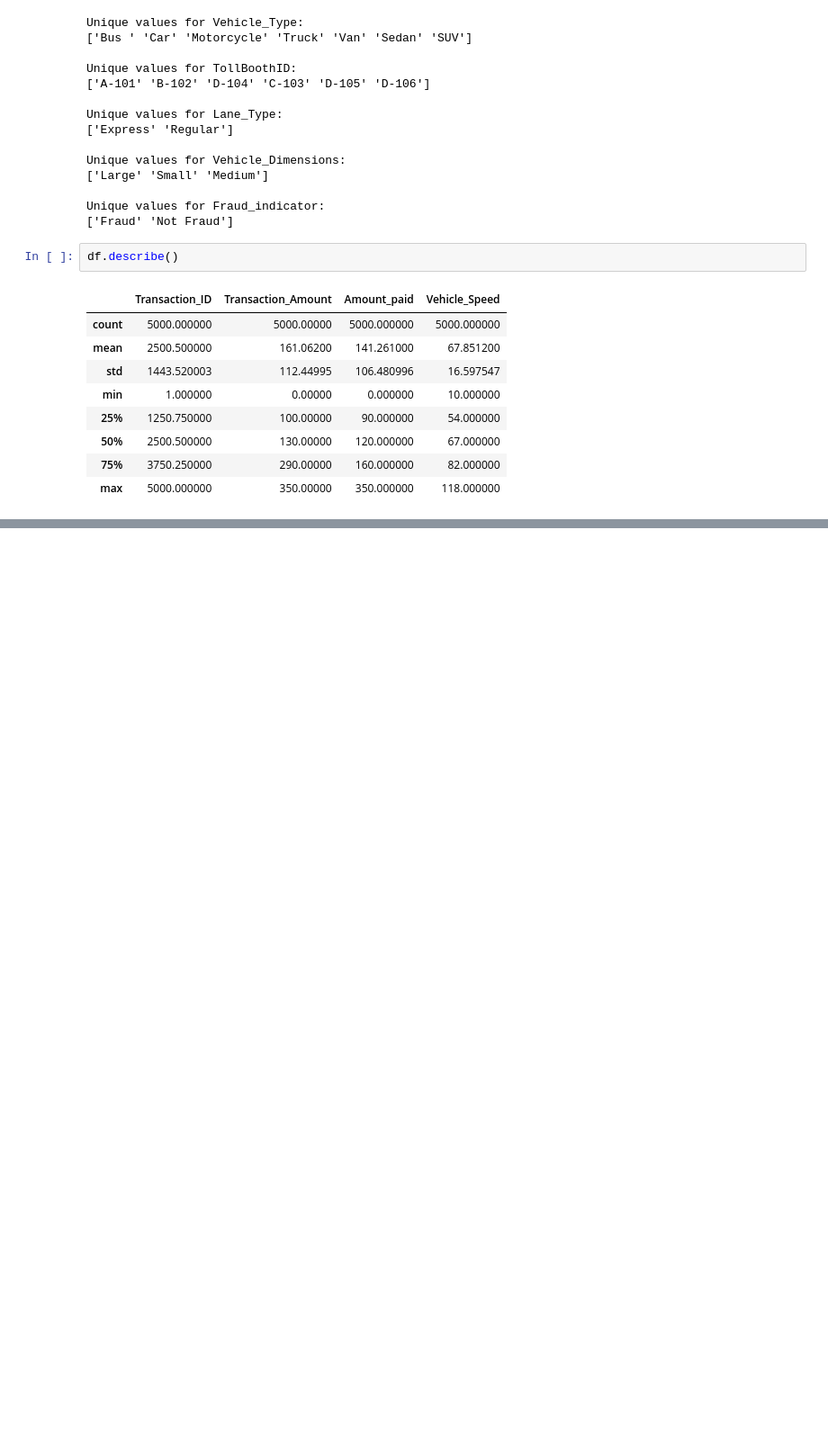
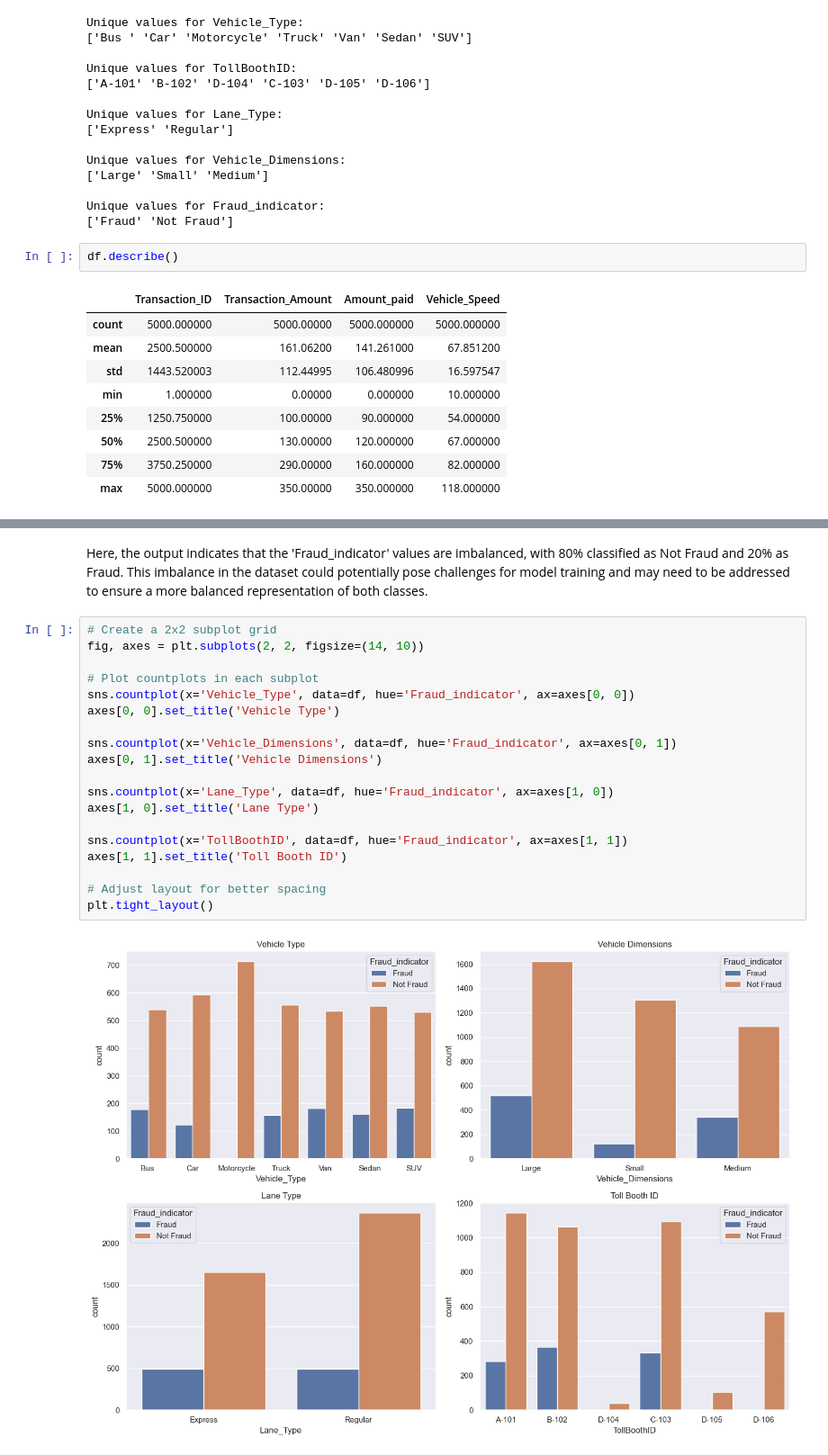
Before and after one commit to SaidurRahmanChowdhury/Fastag_Fraud_Detection, a Jupyter notebook: Fastag Fraud Detection.ipynb, the cells around one changed output, grey strips where cells are left out. Shown at 90% size. Drawn from its saved outputs; the diff is of its cells as text; blank space fills up the shorter version.

```diff
--- a/Fastag Fraud Detection.ipynb
+++ b/Fastag Fraud Detection.ipynb
@@ -129,0 +141,23 @@ array(['A-101', 'B-102', 'D-104', 'C-103', 'D-105', 'D-106'], dtype=object)
+# %% [markdown]
+Here, the output indicates that the 'Fraud_indicator' values are imbalanced, with 80% classified as Not Fraud and 20% as Fraud. This imbalance in the dataset could potentially pose challenges for model training and may need to be addressed to ensure a more balanced representation of both classes.
+# %%
+# Create a 2x2 subplot grid
+fig, axes = plt.subplots(2, 2, figsize=(14, 10))
+
+# Plot countplots in each subplot
+sns.countplot(x='Vehicle_Type', data=df, hue='Fraud_indicator', ax=axes[0, 0])
+axes[0, 0].set_title('Vehicle Type')
+
+sns.countplot(x='Vehicle_Dimensions', data=df, hue='Fraud_indicator', ax=axes[0, 1])
+axes[0, 1].set_title('Vehicle Dimensions')
+
+sns.countplot(x='Lane_Type', data=df, hue='Fraud_indicator', ax=axes[1, 0])
+axes[1, 0].set_title('Lane Type')
+
+sns.countplot(x='TollBoothID', data=df, hue='Fraud_indicator', ax=axes[1, 1])
+axes[1, 1].set_title('Toll Booth ID')
+
+# Adjust layout for better spacing
+plt.tight_layout()
+# %% [output]
+[figure, added]
```
Also changed, not shown: parts of 21 cells of this notebook.
